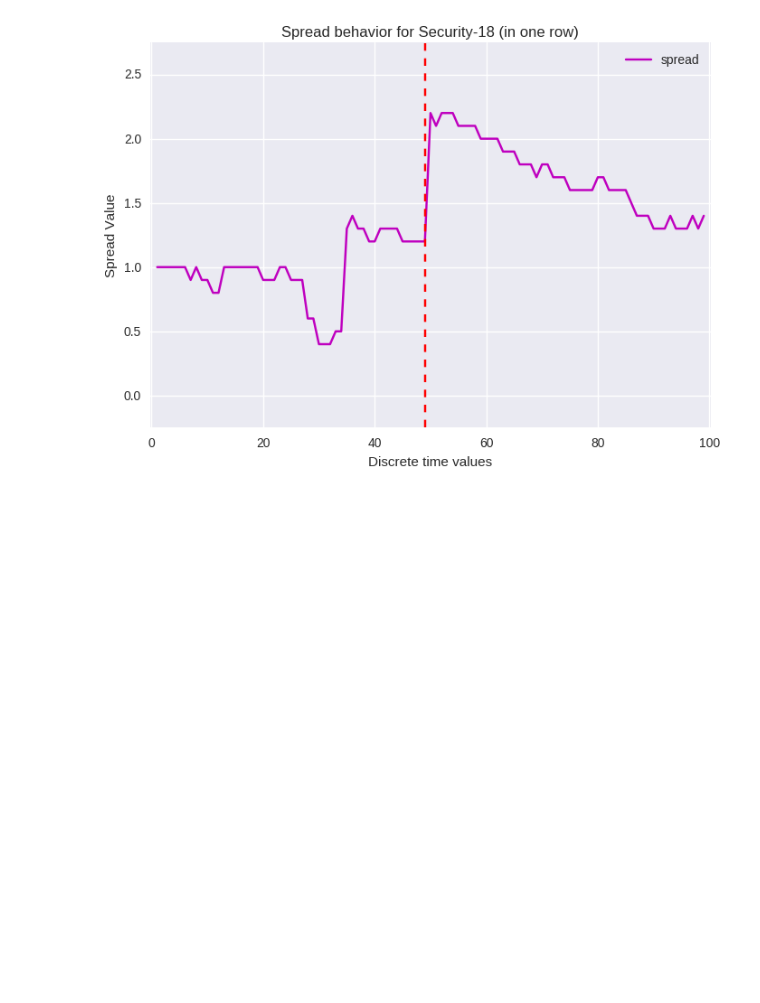
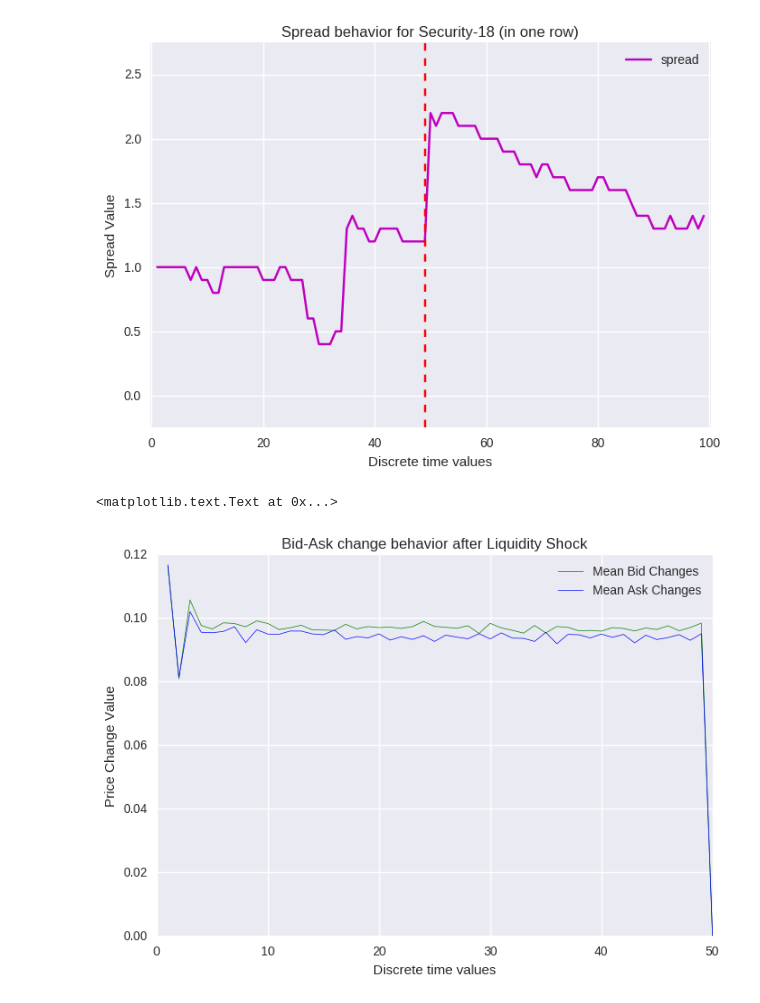
Before and after one commit to chirag1992m/Algorithmic-Trading-Challenge---Kaggle, a Jupyter notebook: notebooks/Data_Exploration.ipynb, the cells around one changed output. Drawn from its saved outputs; the diff is of its cells as text; code cells hidden in the pictures; blank space fills up the shorter version.

```diff
--- a/notebooks/Data_Exploration.ipynb
+++ b/notebooks/Data_Exploration.ipynb
@@ -102,3 +103,26 @@ plt.title('Spread behavior for Security-18 (in one row)')
 security18 = train_set[train_set['is_security_18'] == 1]
 security73 = train_set[train_set['is_security_73'] == 1]
 security102 = train_set[train_set['is_security_102'] == 1]
+# %%
+changes_bid = np.zeros((train_set.shape[0], 50))
+changes_ask = np.zeros((train_set.shape[0], 50))
+index_row = 0
+for ix, row in train_set.iterrows():
+    index_column = 0
+
+    change = math.fabs(row[('bid' + str(50))] - row[('bid' + str(52))])
+    changes_bid[index_row][index_column] = change
+    change = math.fabs(row[('ask' + str(50))] - row[('ask' + str(52))])
+    changes_ask[index_row][index_column] = change
+    index_column = index_column+1
+    for i in range(53, 101):
+        change = math.fabs(row[('bid' + str(i-1))] - row[('bid' + str(i))])
+        changes_bid[index_row][index_column] = change
+        change = math.fabs(row[('ask' + str(i-1))] - row[('ask' + str(i))])
+        changes_ask[index_row][index_column] = change
+        index_column = index_column+1
+
+    index_row = index_row+1
+# %%
+changes_bid = np.mean(changes_bid, axis=0)
+changes_ask = np.mean(changes_ask, axis=0)
@@ -104,0 +131,17 @@ security102 = train_set[train_set['is_security_102'] == 1]
+# %%
+changes_bid = interp1d(range(0, 50), changes_bid, kind='cubic')
+changes_ask = interp1d(range(0, 50), changes_ask, kind='cubic')
+# %%
+x_axis = range(1, 51)
+
+plt.plot(x_axis, changes_bid, label='Mean Bid Changes', color='g', linewidth=0.5)
+plt.plot(x_axis, changes_ask, label='Mean Ask Changes', color='b', linewidth=0.5)
+
+plt.xlabel('Discrete time values')
+plt.ylabel('Price Change Value')
+
+plt.legend()
+plt.title('Bid-Ask change behavior after Liquidity Shock')
+# %% [output]
+<matplotlib.text.Text at 0x...>
+[figure, added]
```
Also changed, not shown: parts of 2 cells of this notebook.
